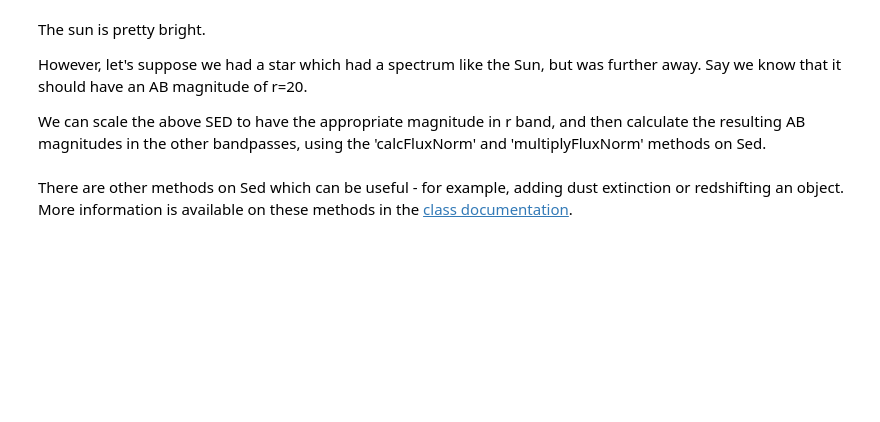
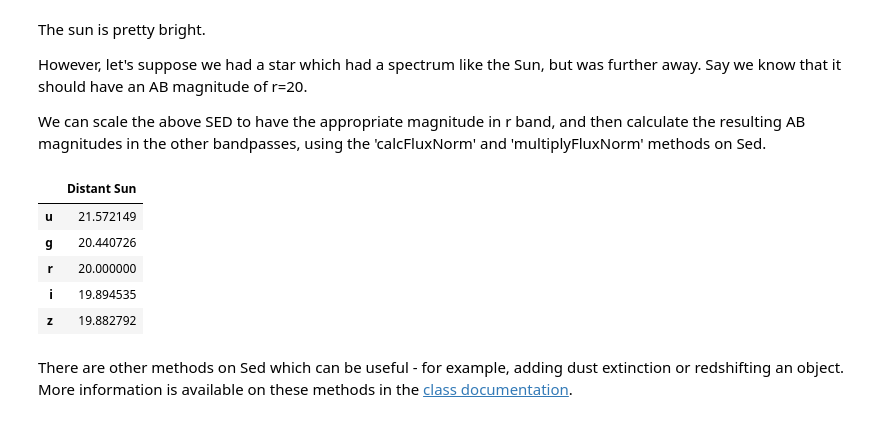
Before and after one commit to sylvielsstfr/rubinsimphot, a Jupyter notebook: docs/notebooks/auxtel/calculating_magnitudes_auxtel.ipynb, the cells around one changed output. Saved outputs shown, nothing was run; the diff lists cells and outputs as text; code cells hidden in the pictures; blank space fills up the shorter version.

```diff
--- a/docs/notebooks/auxtel/calculating_magnitudes_auxtel.ipynb
+++ b/docs/notebooks/auxtel/calculating_magnitudes_auxtel.ipynb
@@ -124,17 +143,24 @@ We can scale the above SED to have the appropriate magnitude in r band, and then
 # %%
 # Scale spectrum and recalculate magnitudes.
 
 r = 20.0
 
-flux_norm = sun.calc_flux_norm(r, lsst['r'])
+flux_norm = sun.calc_flux_norm(r, auxtel_sdss['r'])
 
 sun.multiply_flux_norm(flux_norm)
 
 mags = {}
 for f in filterlist:
-    mags[f] = sun.calc_mag(lsst[f])
+    mags[f] = sun.calc_mag(auxtel_sdss[f])
 
 pd.DataFrame(mags, index=['Distant Sun']).T
+# %% [output]
+|  | Distant Sun |
+| u | 21.572149 |
+| g | 20.440726 |
+| r | 20.000000 |
+| i | 19.894535 |
+| z | 19.882792 |
 # %% [markdown]
 There are other methods on Sed which can be useful - for example, adding dust extinction or redshifting an object. More information is available on these methods in the [class documentation](https://github.com/lsst/rubin_sim/blob/master/rubin_sim/photUtils/Sed.py).
 # %% [markdown]
```
Also changed, not shown: parts of 18 cells of this notebook, 8 other files.
